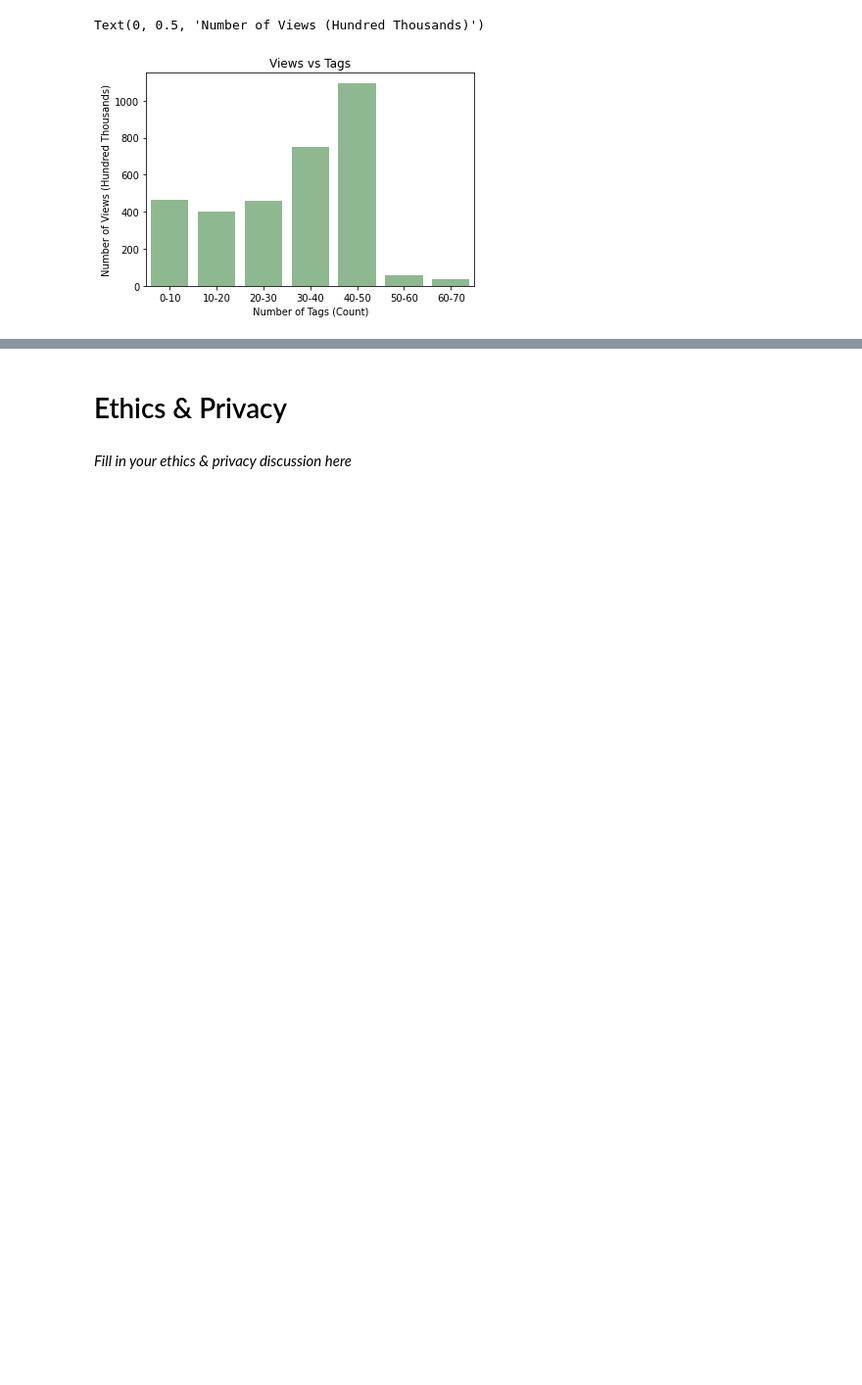
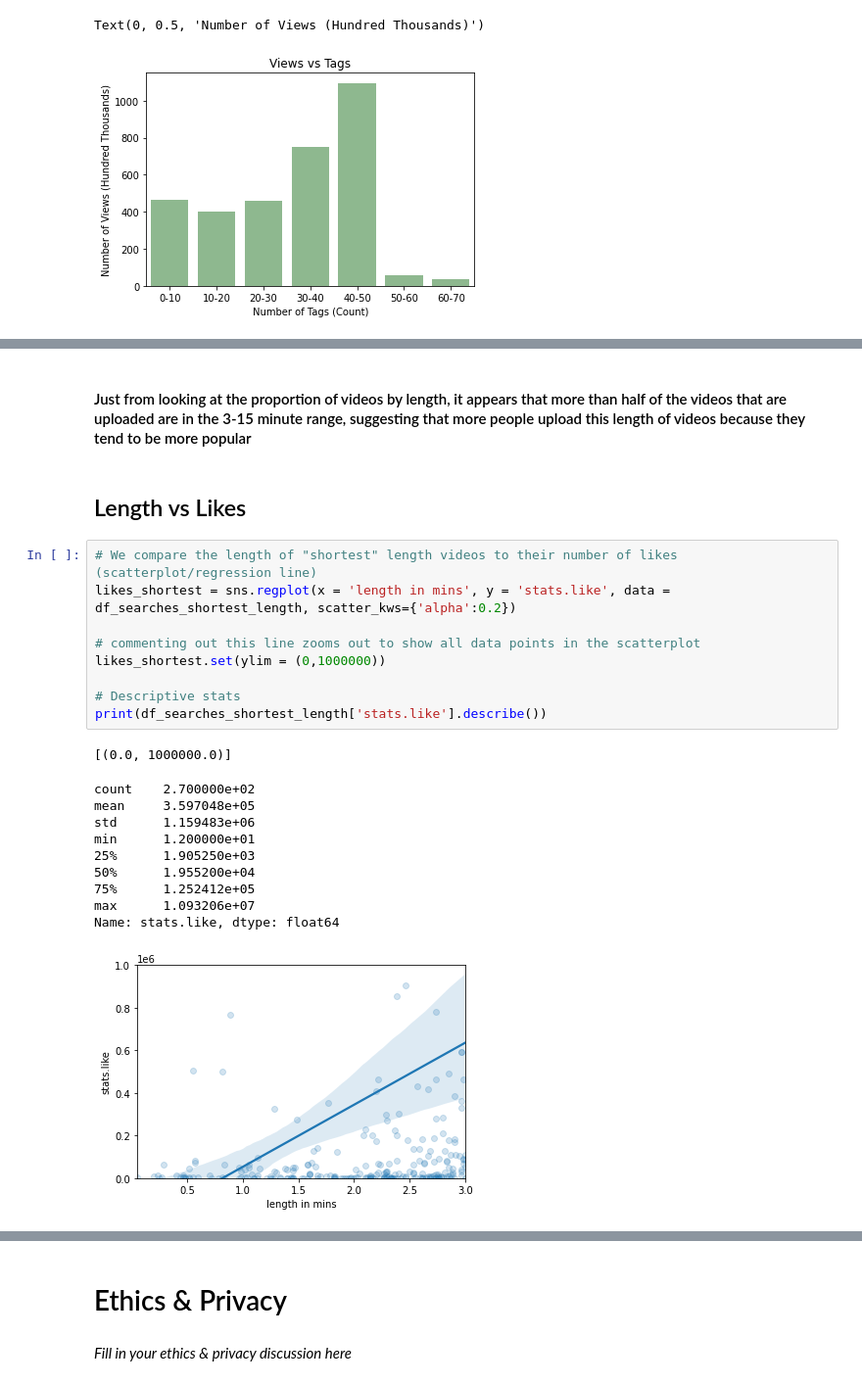
Before and after one commit to oakaigh/cogs108-wi21-group068, a Jupyter notebook: FinalProject_group068.ipynb, the cells around one changed output, grey strips where cells are left out. Shown at 98% size. Cells and saved outputs as stored; diff of their text form; blank space fills up the shorter version.

```diff
--- a/FinalProject_group068.ipynb
+++ b/FinalProject_group068.ipynb
@@ -388,0 +489,25 @@ Text(0, 0.5, 'Number of Views (Hundred Thousands)')
+# %% [markdown]
+#### Just from looking at the proportion of videos by length, it appears that more than half of the videos that are uploaded are in the 3-15 minute range, suggesting that more people upload this length of videos because they tend to be more popular
+# %% [markdown]
+## Length vs Likes
+# %%
+# We compare the length of "shortest" length videos to their number of likes (scatterplot/regression line)
+likes_shortest = sns.regplot(x = 'length in mins', y = 'stats.like', data = df_searches_shortest_length, scatter_kws={'alpha':0.2})
+
+# commenting out this line zooms out to show all data points in the scatterplot
+likes_shortest.set(ylim = (0,1000000))
+
+# Descriptive stats
+print(df_searches_shortest_length['stats.like'].describe())
+# %% [output]
+[(0.0, 1000000.0)]
+count    2.700000e+02
+mean     3.597048e+05
+std      1.159483e+06
+min      1.200000e+01
+25%      1.905250e+03
+50%      1.955200e+04
+75%      1.252412e+05
+max      1.093206e+07
+Name: stats.like, dtype: float64
+[figure, added]
```
Also changed, not shown: parts of 44 cells of this notebook.
